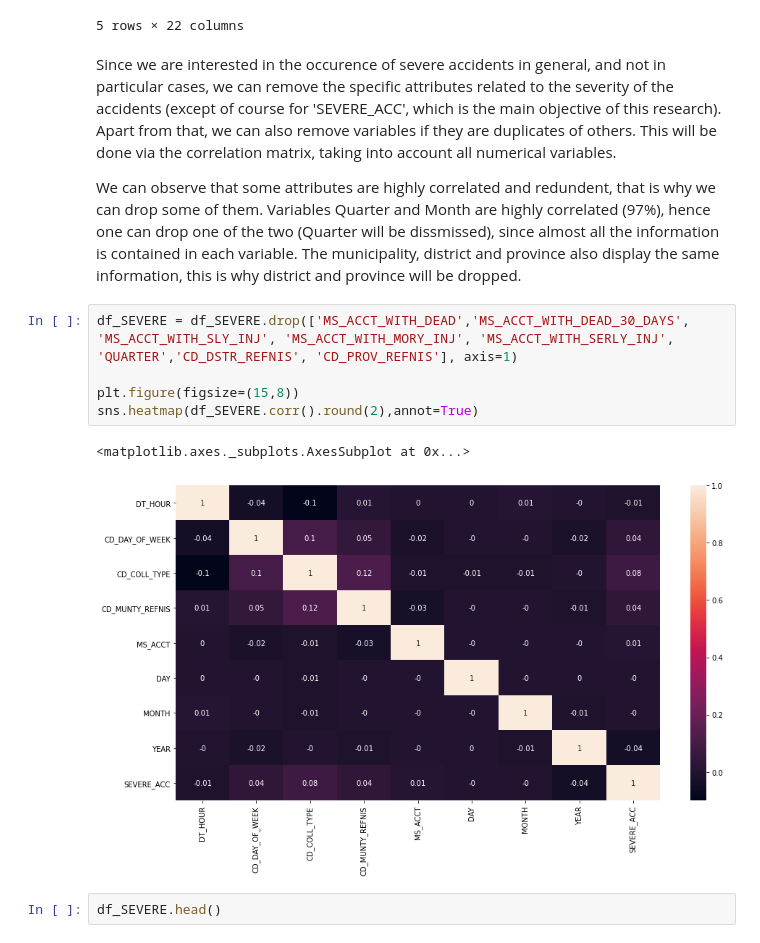
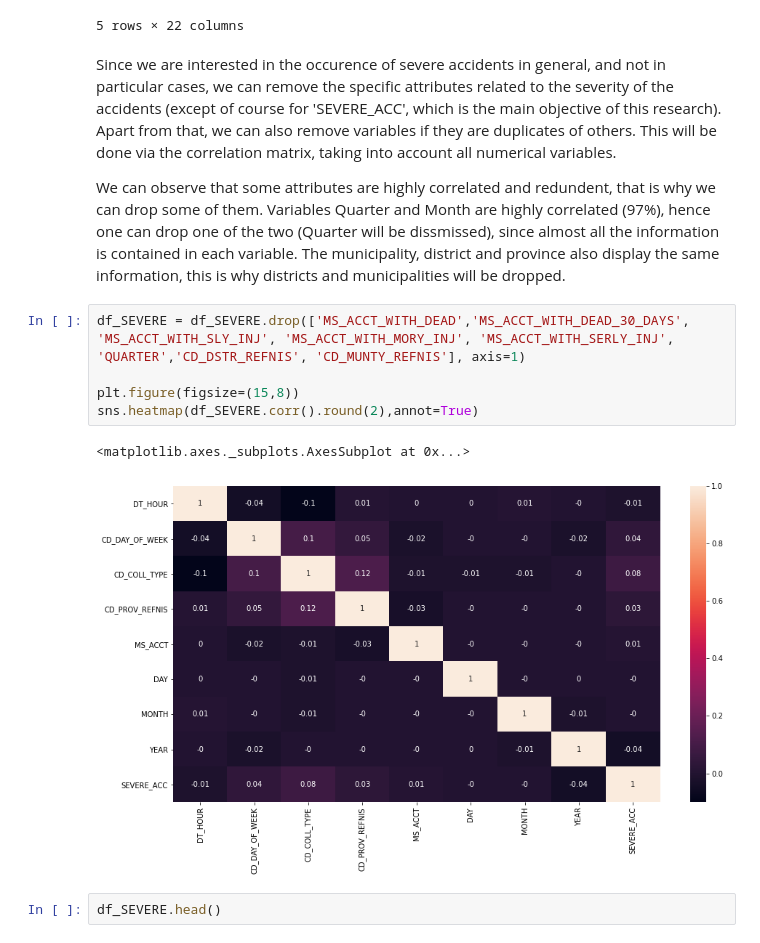
Before and after one commit to fmontoisy/Data-Science-IBM-Coursera, a Jupyter notebook: Final presentation capstone project.ipynb, the cells around one changed output. Cells and saved outputs as stored; diff of their text form.

```diff
--- a/Final presentation capstone project.ipynb
+++ b/Final presentation capstone project.ipynb
@@ -327,15 +327,15 @@ df_SEVERE.head()
 Since we are interested in the occurence of severe accidents in general, and not in particular cases, we can remove the specific attributes related to the severity of the accidents (except of course for 'SEVERE_ACC', which is the main objective of this research).
 Apart from that, we can also remove variables if they are duplicates of others. This will be done via the correlation matrix, taking into account all numerical variables.
 
-We can observe that some attributes are highly correlated and redundent, that is why we can drop some of them. Variables Quarter and Month are highly correlated (97%), hence one can drop one of the two (Quarter will be dissmissed), since almost all the information is contained in each variable. The municipality, district and province also display the same information, this is why district and province will be dropped.
+We can observe that some attributes are highly correlated and redundent, that is why we can drop some of them. Variables Quarter and Month are highly correlated (97%), hence one can drop one of the two (Quarter will be dissmissed), since almost all the information is contained in each variable. The municipality, district and province also display the same information, this is why districts and municipalities will be dropped.
 # %%
-df_SEVERE = df_SEVERE.drop(['MS_ACCT_WITH_DEAD','MS_ACCT_WITH_DEAD_30_DAYS', 'MS_ACCT_WITH_SLY_INJ', 'MS_ACCT_WITH_MORY_INJ', 'MS_ACCT_WITH_SERLY_INJ', 'QUARTER','CD_DSTR_REFNIS', 'CD_PROV_REFNIS'], axis=1)
+df_SEVERE = df_SEVERE.drop(['MS_ACCT_WITH_DEAD','MS_ACCT_WITH_DEAD_30_DAYS', 'MS_ACCT_WITH_SLY_INJ', 'MS_ACCT_WITH_MORY_INJ', 'MS_ACCT_WITH_SERLY_INJ', 'QUARTER','CD_DSTR_REFNIS', 'CD_MUNTY_REFNIS'], axis=1)
 
 plt.figure(figsize=(15,8))
 sns.heatmap(df_SEVERE.corr().round(2),annot=True)
 # %% [output]
 <matplotlib.axes._subplots.AxesSubplot at 0x...>
-[figure, old version]
+[figure, new version]
 # %%
 df_SEVERE.head()
 # %% [output]
```
Also changed, not shown: parts of 22 cells of this notebook.
